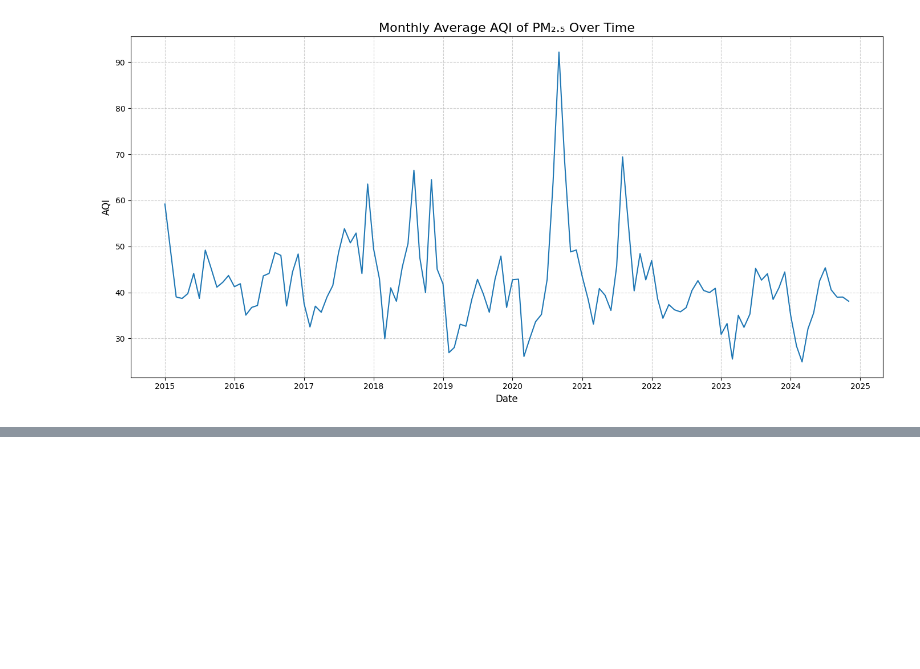
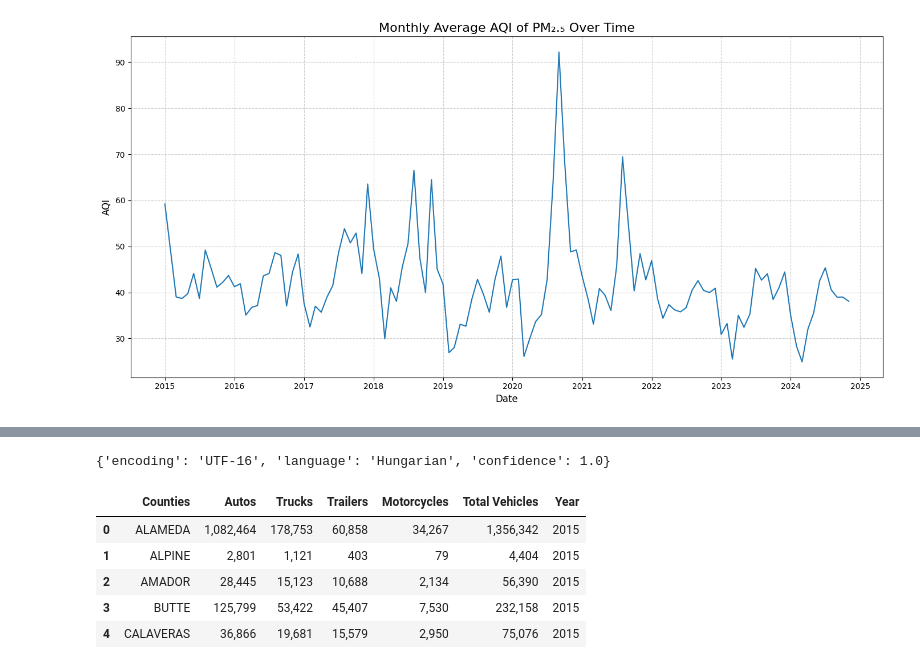
Before and after one commit to ashkren/eda_final_project, a Jupyter notebook: eda_final_project.ipynb, the cells around one changed output, grey strips where cells are left out. Drawn from its saved outputs; the diff is of its cells as text; code cells hidden in the pictures; blank space fills up the shorter version.

```diff
--- a/eda_final_project.ipynb
+++ b/eda_final_project.ipynb
@@ -257,0 +263,9 @@ plt.show()
+# %%
+from charset_normalizer import detect
+
+with open("dmv2015.csv", "rb") as file:
+    raw_data = file.read()
+    result = detect(raw_data)
+    print(result)
+# %% [output]
+{'encoding': 'UTF-16', 'language': 'Hungarian', 'confidence': 1.0}
@@ -257,0 +282,30 @@ plt.show()
+# %%
+# List of dataframes and corresponding years
+dataframes = [
+    (car_data2015, 2015),
+    (car_data2016, 2016),
+    (car_data2017, 2017),
+    (car_data2018, 2018),
+    (car_data2019, 2019),
+    (car_data2020, 2020),
+    (car_data2021, 2021),
+    (car_data2022, 2022),
+    (car_data2023, 2023),
+]
+
+# Add a 'Year' column to each dataset
+for df, year in dataframes:
+    df['Year'] = year
+
+# Optionally, concatenate all dataframes into a single dataset
+car_data = pd.concat([df for df, _ in dataframes], ignore_index=True)
+
+# Preview the combined dataset
+car_data.head()
+# %% [output]
+|  | Counties | Autos | Trucks | Trailers | Motorcycles | Total Vehicles | Year |
+| 0 | ALAMEDA | 1,082,464 | 178,753 | 60,858 | 34,267 | 1,356,342 | 2015 |
+| 1 | ALPINE | 2,801 | 1,121 | 403 | 79 | 4,404 | 2015 |
+| 2 | AMADOR | 28,445 | 15,123 | 10,688 | 2,134 | 56,390 | 2015 |
+| 3 | BUTTE | 125,799 | 53,422 | 45,407 | 7,530 | 232,158 | 2015 |
+| 4 | CALAVERAS | 36,866 | 19,681 | 15,579 | 2,950 | 75,076 | 2015 |
```
Also changed, not shown: parts of 7 cells of this notebook, 10 other files.
